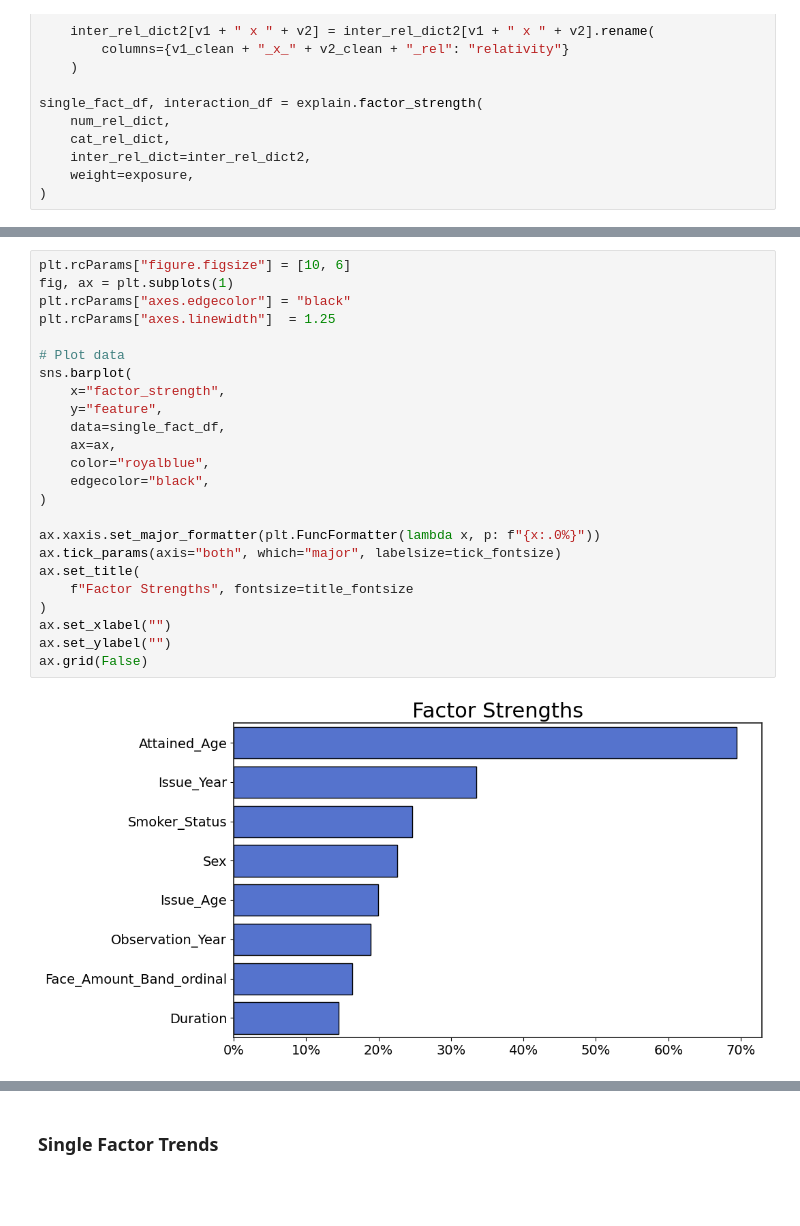
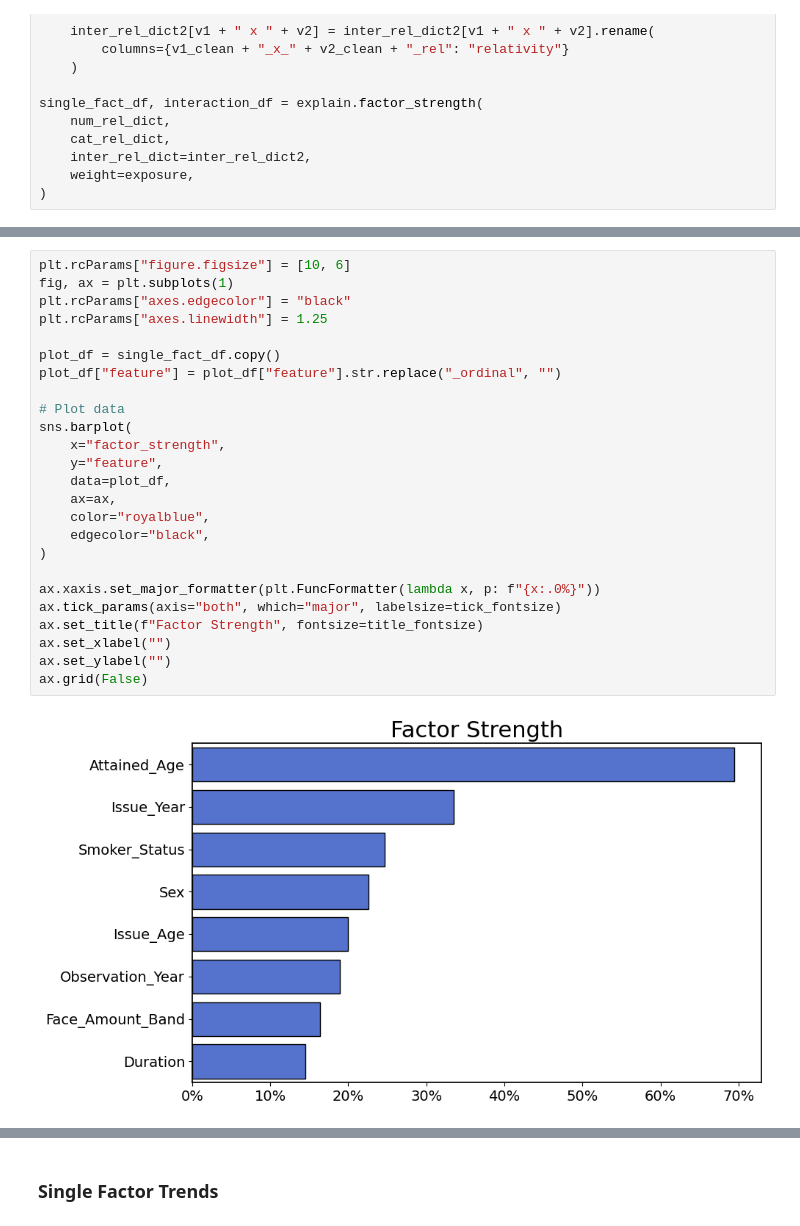
Before and after one commit to ckjackytam/ifoa-ds-health-care-wp, a Jupyter notebook: Python/big-pitch/04 - Final Model with Interaction.ipynb, the cells around one changed output, grey strips where cells are left out. Cells and saved outputs as stored; diff of their text form; blank space fills up the shorter version.

Commit message:
Updated graphs for paper

```diff
--- a/Python/big-pitch/04 - Final Model with Interaction.ipynb
+++ b/Python/big-pitch/04 - Final Model with Interaction.ipynb
@@ -1110,29 +1102,30 @@ interaction_df
 # %%
 plt.rcParams["figure.figsize"] = [10, 6]
 fig, ax = plt.subplots(1)
 plt.rcParams["axes.edgecolor"] = "black"
-plt.rcParams["axes.linewidth"]  = 1.25
+plt.rcParams["axes.linewidth"] = 1.25
+
+plot_df = single_fact_df.copy()
+plot_df["feature"] = plot_df["feature"].str.replace("_ordinal", "")
 
 # Plot data
 sns.barplot(
     x="factor_strength",
     y="feature",
-    data=single_fact_df,
+    data=plot_df,
     ax=ax,
     color="royalblue",
     edgecolor="black",
 )
 
 ax.xaxis.set_major_formatter(plt.FuncFormatter(lambda x, p: f"{x:.0%}"))
 ax.tick_params(axis="both", which="major", labelsize=tick_fontsize)
-ax.set_title(
-    f"Factor Strengths", fontsize=title_fontsize
-)
+ax.set_title(f"Factor Strength", fontsize=title_fontsize)
 ax.set_xlabel("")
 ax.set_ylabel("")
 ax.grid(False)
 # %% [output]
-[figure, old version]
+[figure, new version]
 # %%
 plt.rcParams["figure.figsize"] = [10, 6]
 fig, ax = plt.subplots(1)
```
Also changed, not shown: parts of 5 cells of this notebook, 1 other file.
